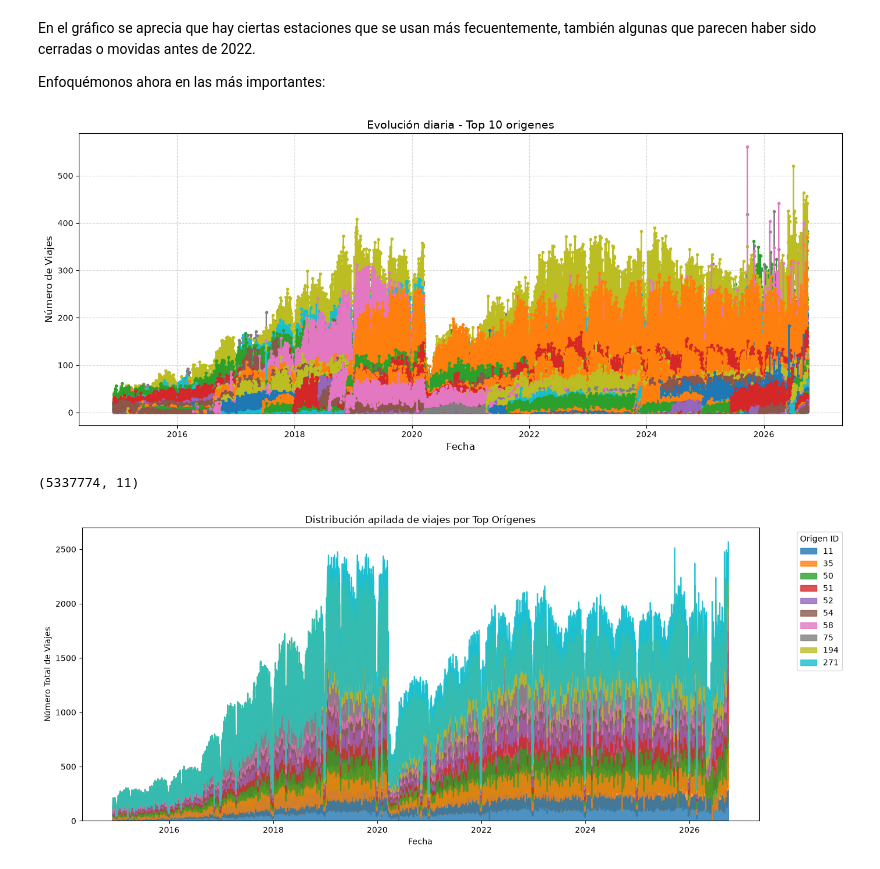
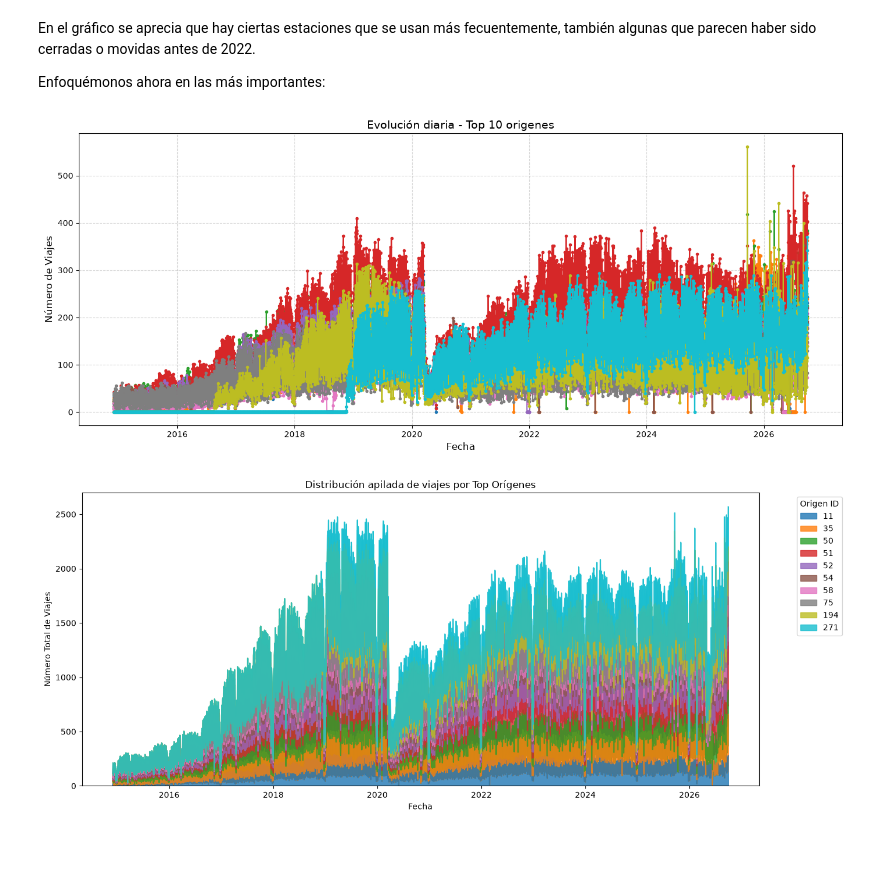
Before and after one commit to manuelMedinaMna/MiBici_MLOps, a Jupyter notebook: notebooks/1.0-im-initial-eda.ipynb, the cells around one changed output. Drawn from its saved outputs; the diff is of its cells as text; code cells hidden in the pictures.

```diff
--- a/notebooks/1.0-im-initial-eda.ipynb
+++ b/notebooks/1.0-im-initial-eda.ipynb
@@ -192,27 +193,26 @@ Enfoquémonos ahora en las más importantes:
 # %%
 # Top N
 n = 10
 top_origenes = viajes_loc['origen_id'].value_counts().head(n).index
 viajes_top = viajes_loc[viajes_loc['origen_id'].isin(top_origenes)].set_index('origen_id')
 
 # Volvemos a calcular la tabla pivote
 tabla_pivot_top = (
     viajes_top.groupby(['dia', 'origen_id'])
     .size()
     .unstack(fill_value=0)
 )
 
 # Graficamos
 plt.figure(figsize=(14, 6))
-tabla_pivot.plot(ax=plt.gca(), marker='.', linewidth=1.5, legend=False)
+tabla_pivot_top.plot(ax=plt.gca(), marker='.', linewidth=1.5, legend=False)
 
 plt.title(f'Evolución diaria - Top {n} origenes', fontsize=14)
 plt.xlabel('Fecha', fontsize=12)
 plt.ylabel('Número de Viajes', fontsize=12)
 plt.grid(True, linestyle='--', alpha=0.5)
 plt.tight_layout()
 plt.show()
 # %% [output]
-[figure, old version]
+[figure, new version]
-(5337774, 11)
 # %%
```
Also changed, not shown: parts of 17 cells of this notebook, 1 other file.
